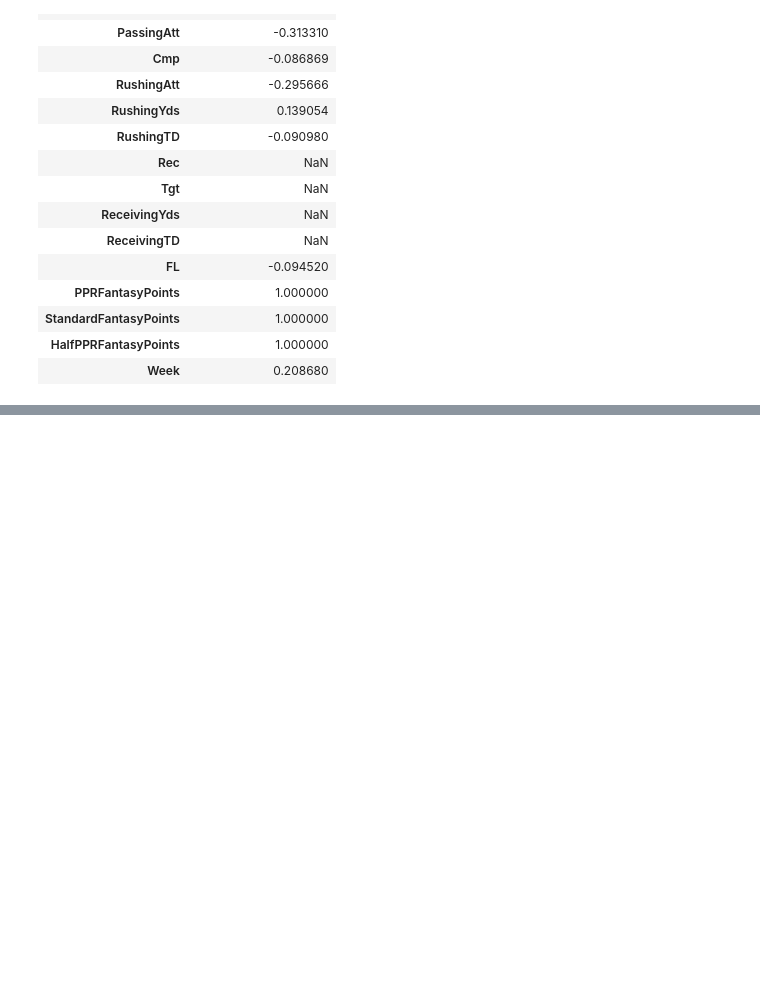
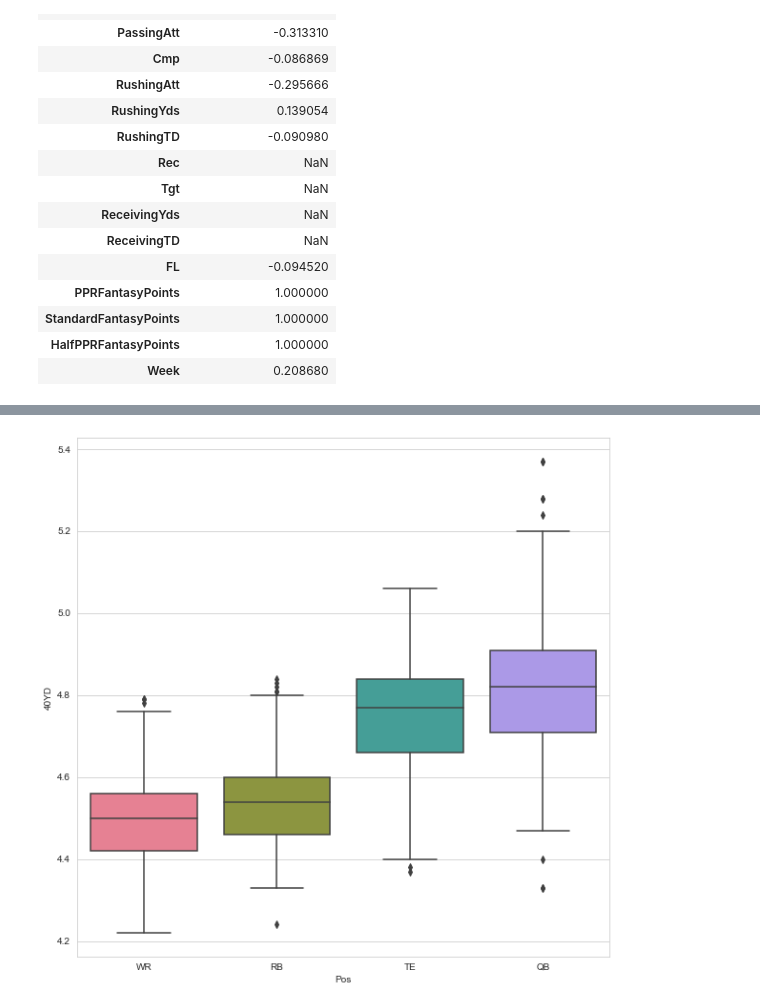
Before and after one commit to srtalaie/FFDataProject, a Jupyter notebook: notebooks/UsageAndEfficiency.ipynb, the cells around one changed output, grey strips where cells are left out. Drawn from its saved outputs; the diff is of its cells as text; code cells hidden in the pictures; blank space fills up the shorter version.

```diff
--- a/notebooks/UsageAndEfficiency.ipynb
+++ b/notebooks/UsageAndEfficiency.ipynb
@@ -166,0 +185,7 @@ lamar_jackson.corr()[['StandardFantasyPoints']]
+# %%
+COMBINE_URL = "https://raw.githubusercontent.com/fantasydatapros/data/master/combine/combine00to20.csv"
+
+"""
+The first two columns of this CSV file are messed up. Using iloc to grab all rows (:), and then grab the column indexed at 2 (so the third column), all the way to the last.
+"""
+combine_df = pd.read_csv(COMBINE_URL).iloc[:, 2:] # this is subject to change as I clean the data
@@ -166,0 +201,5 @@ lamar_jackson.corr()[['StandardFantasyPoints']]
+# %%
+plt.figure(figsize=(10,10))
+sns.boxplot(x='Pos', y='40YD', data=combine_df, palette=sns.color_palette('husl', n_colors=4));
+# %% [output]
+[figure, added]
```
Also changed, not shown: parts of 5 cells of this notebook, 1 other file.
